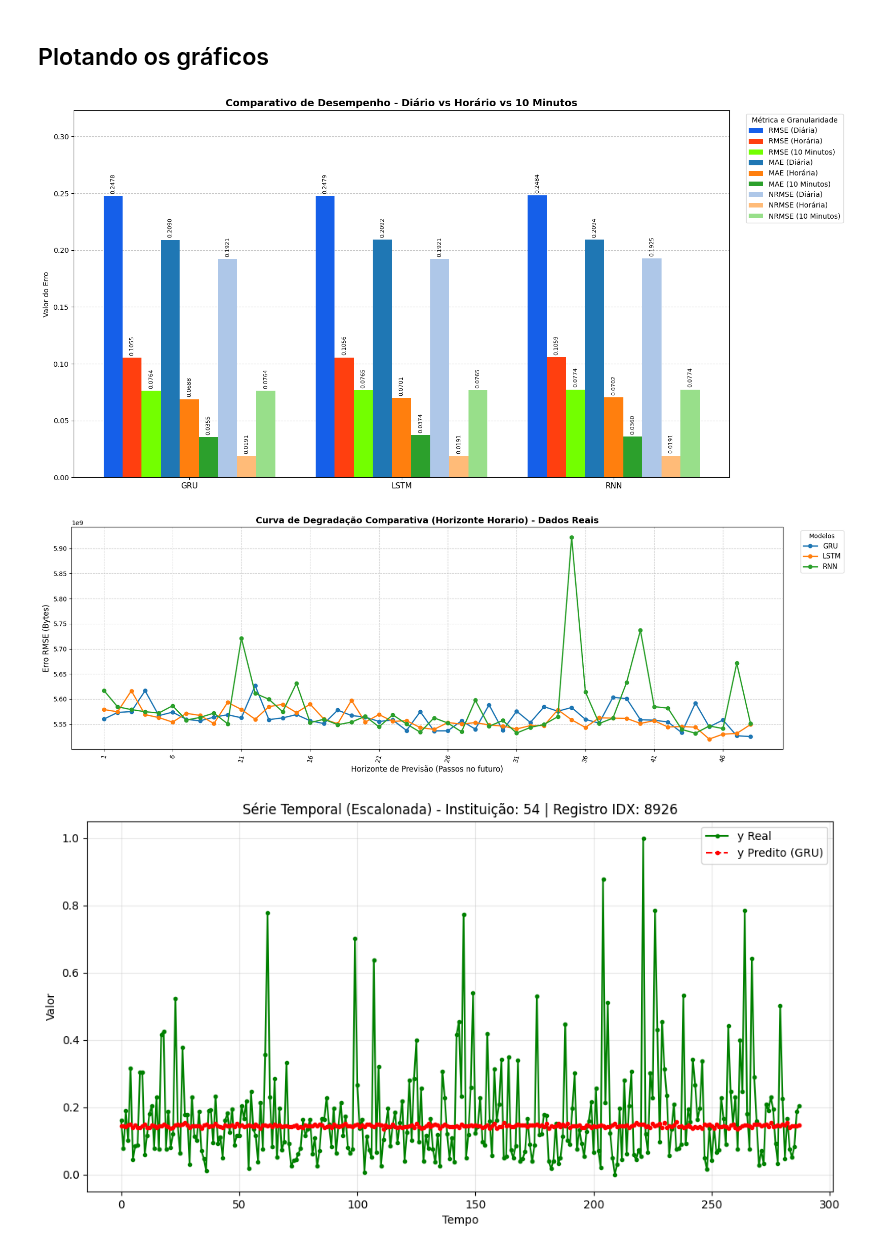
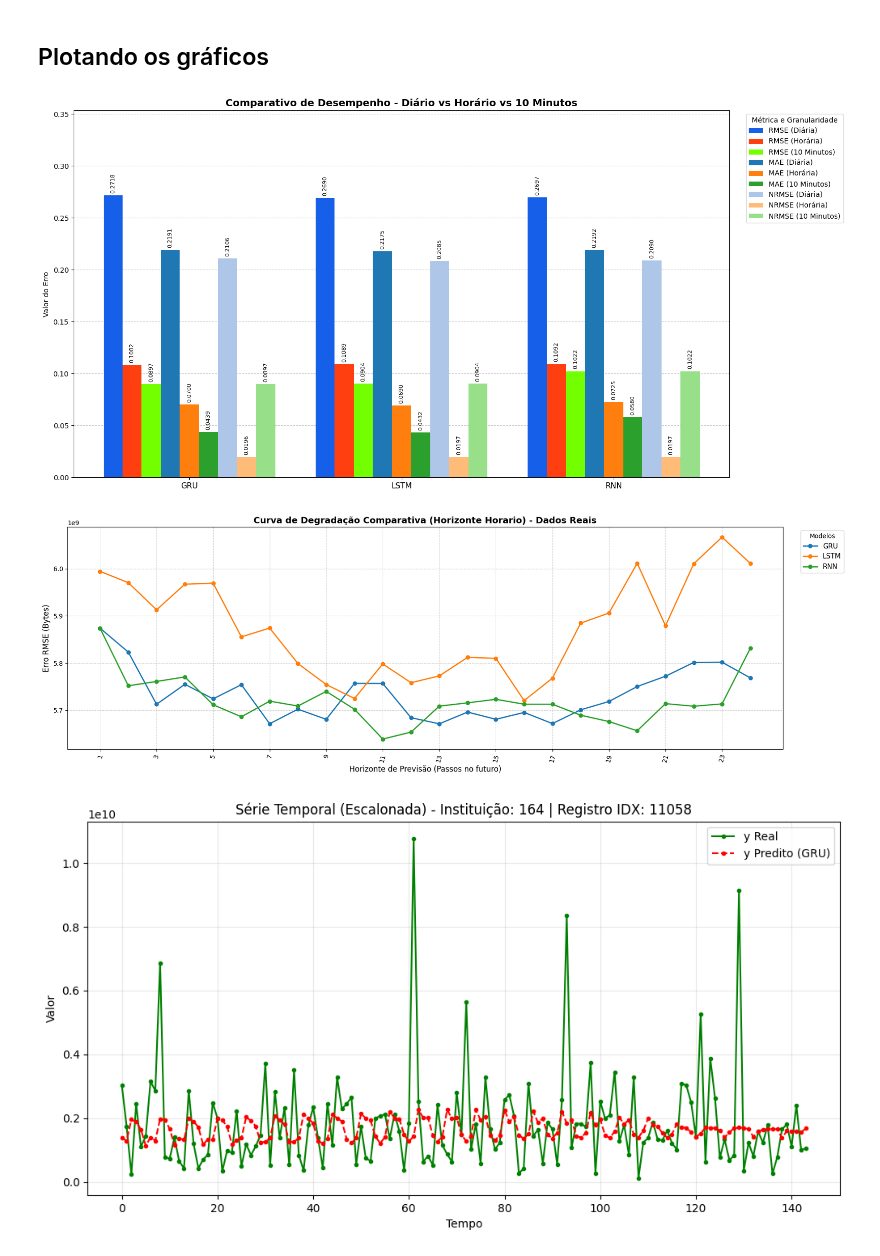
Before and after one commit to LarcesUece/GRANULARITY-PREDICTION, a Jupyter notebook: src/notebooks/avaliacao de modelos.ipynb, the cells around one changed output. Cells and saved outputs as stored; diff of their text form; code cells hidden in the pictures.

Commit message:
refatoração em avaliação de modelos

```diff
--- a/src/notebooks/avaliacao de modelos.ipynb
+++ b/src/notebooks/avaliacao de modelos.ipynb
@@ -14,7 +14,7 @@ from funcoes_de_avaliacao import *
 from time import time
 
 windows = ["7-1", "7-2", "14-1", "14-3", "30-7"]
-w = windows[1]
+w = windows[0]
 if w == windows[0]:
     inputs_day = 7
     outputs_day = 1
@@ -90,7 +90,7 @@ test_day_wind = pd.read_csv('../../data/Tabelas_criadas/' + w + '/teste_day.csv'
 np_test_d = np.array(test_day_wind)
 del test_day_wind
 X_test_d = np_test_d[:, :inputs_day + 1].astype('float32')
-y_test_d = np_test_d[:, np.r_[inputs_day+1:inputs_day+1+outputs_day,0]].astype('float32')
+y_test_d = np_test_d[:, inputs_day+1:inputs_day+1+outputs_day].astype('float32')
 del np_test_d
 gc.collect()
 
@@ -98,7 +98,7 @@ test_hour_wind = pd.read_csv('../../data/Tabelas_criadas/' + w + '/teste_hour.cs
 np_test_h = np.array(test_hour_wind)
 del test_hour_wind
 X_test_h = np_test_h[:, :inputs_hour + 1].astype('float32')
-y_test_h = np_test_h[:, np.r_[inputs_hour+1:inputs_hour+1+outputs_hour,0]].astype('float32')
+y_test_h = np_test_h[:, inputs_hour+1:inputs_hour+1+outputs_hour].astype('float32')
 del np_test_h
 gc.collect()
 
@@ -106,7 +106,7 @@ test_10min_wind = pl.read_csv('../../data/Tabelas_criadas/' + w + '/teste_10min.
 np_test_10m = test_10min_wind.to_numpy()
 del test_10min_wind
 X_test_10m = np_test_10m[:, :inputs_10min + 1].astype('float32')
-y_test_10m= np_test_10m[:, np.r_[inputs_10min+1:inputs_10min+1+outputs_10min,0]].astype('float32')
+y_test_10m= np_test_10m[:, inputs_10min+1:inputs_10min+1+outputs_10min].astype('float32')
 del np_test_10m
 gc.collect()
 # %% [output]
@@ -119,9 +119,9 @@ for model in model_keys:
         X_test_d[:,1:].reshape((X_test_d.shape[0], 1, X_test_d.shape[1]-1)),
         X_test_h[:,1:].reshape((X_test_h.shape[0], 1, X_test_h.shape[1]-1)),
         X_test_10m[:,1:].reshape((X_test_10m.shape[0], 1, X_test_10m.shape[1]-1)),
-        y_test_d[:,:-1],
-        y_test_h[:,:-1],
-        y_test_10m[:,:-1],
+        y_test_d,
+        y_test_h,
+        y_test_10m,
         modelos[model]["Diario"],
         modelos[model]["Horario"],
         modelos[model]["10minutos"]
@@ -147,11 +147,11 @@ Tempo de avaliação: 6.9886810519965366 segundos para 79585056 amostras
 # %%
 
 predicoes = {}
-predicoes_sem_escaler = {}
+
 real = {
-    "Diario": y_test_d[:,:-1],
-    "Horario": y_test_h[:,:-1],
-    "10minutos": y_test_10m[:,:-1]
+    "Diario": y_test_d,
+    "Horario": y_test_h,
+    "10minutos": y_test_10m
 }
 for model in model_keys:
     print(model)
@@ -409,7 +404,7 @@ ax.legend(title='Métrica e Granularidade', bbox_to_anchor=(1.02, 1), loc='upper
 plt.tight_layout()
 plt.show()
 # %% [output]
-[figure, old version]
+[figure, new version]
 # %%
 import numpy as np
 import matplotlib.pyplot as plt
@@ -449,7 +444,7 @@ plt.xlabel('Horizonte de Previsão (Passos no futuro)', fontsize=12)
 plt.ylabel('Erro RMSE (Bytes)', fontsize=12)
 
 # Configura o eixo X para mostrar todos os passos
-plt.xticks(range(1, granularidade[gran] + 1,5), rotation = 75)
+plt.xticks(range(1, granularidade[gran] + 1,2), rotation = 75)
 plt.grid(True, linestyle='--', alpha=0.6)
 
 # Invoca a legenda para mostrar qual cor pertence a qual modelo
@@ -458,7 +453,7 @@ plt.legend(title='Modelos', fontsize=11, loc='upper left', bbox_to_anchor=(1.02,
 plt.tight_layout()
 plt.show()
 # %% [output]
-[figure, old version]
+[figure, new version]
 # %%
 import matplotlib.pyplot as plt
 import random
@@ -473,33 +468,33 @@ ids_instituicoes = X_test_h[:, 0]
 instituicoes_unicas = np.unique(ids_instituicoes)
 inst_escolhida = random.choice(instituicoes_unicas)
 
 # Encontrar os índices onde essa instituição aparece
 indices_inst = np.where(ids_instituicoes == inst_escolhida)[0]
 if len(indices_inst) > 0:
     # Escolher um registro aleatório dessa instituição
     idx_registro = random.choice(indices_inst)
 
     # Extrair X, y_real e y_predito (usando os dados em escala)
-    y_real_registro = real[gran_escolhida][idx_registro, :]
-    y_pred_registro = predicoes[modelo_escolhido][gran_escolhida][idx_registro, :]
+    y_real_registro = real_sem_escaler[gran_escolhida][idx_registro, :]
+    y_pred_registro = predicoes_sem_escaler[modelo_escolhido][gran_escolhida][idx_registro, :]
 
     # Criar eixo de tempo (x-axis)
     t_y = np.arange(len(y_real_registro))
 
     # Plot
     plt.figure(figsize=(12, 6))
 
     plt.plot(t_y, y_real_registro, label='y Real', color='green', marker='.')
     plt.plot(t_y, y_pred_registro, label=f'y Predito ({modelo_escolhido})', color='red', marker='.', linestyle='--')
 
 
     plt.title(f'Série Temporal (Escalonada) - Instituição: {int(inst_escolhida)} | Registro IDX: {idx_registro}')
     plt.xlabel('Tempo')
     plt.ylabel('Valor')
     plt.legend()
     plt.grid(True, alpha=0.3)
     plt.show()
 else:
     print("Nenhum registro encontrado para essa instituição.")
 # %% [output]
-[figure, old version]
+[figure, new version]
```
Also changed, not shown: parts of 6 cells of this notebook, 1 other file.
